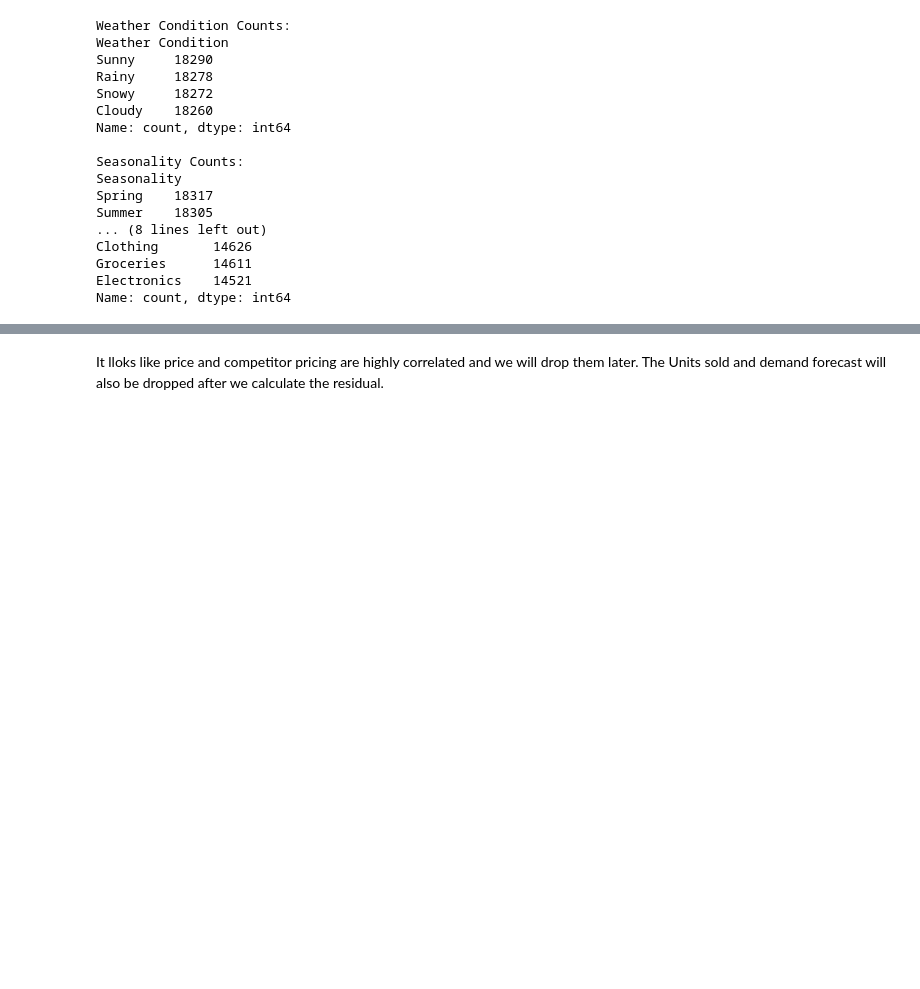
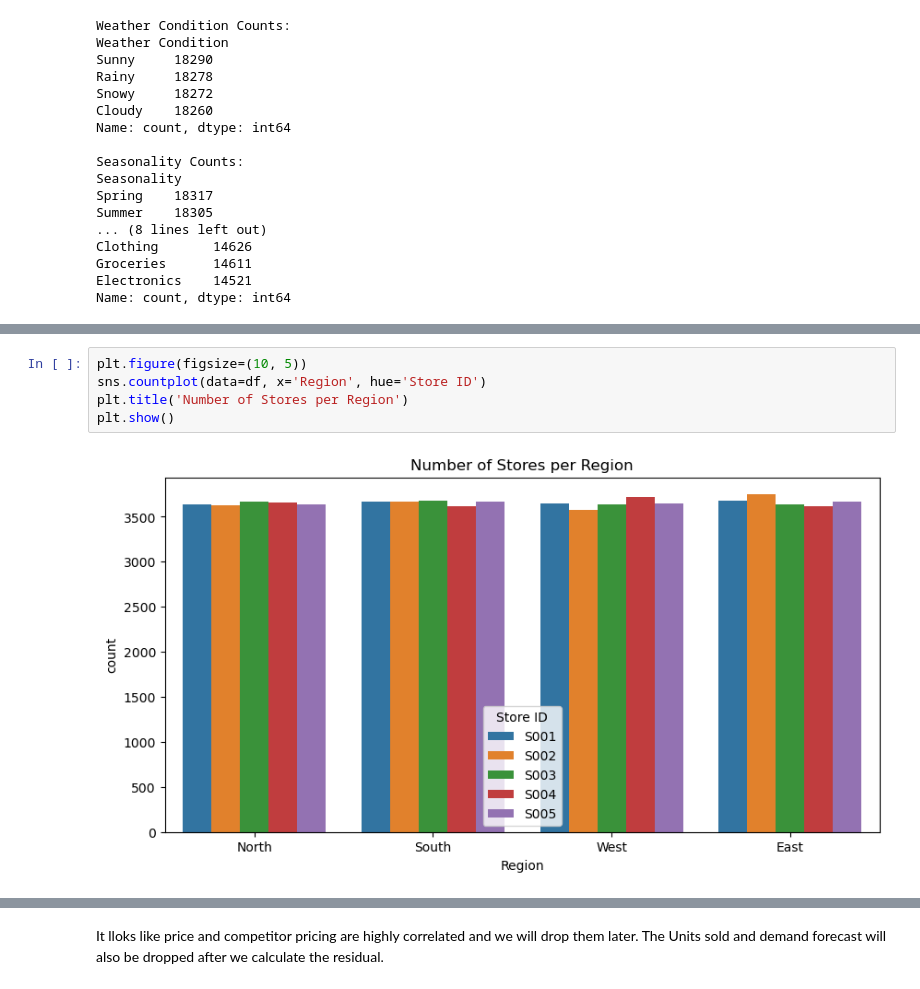
Before and after one commit to silvanoross/IMT574_FinalProject, a Jupyter notebook: IMT574_FinalProject_Fchange315.ipynb, the cells around one changed output, grey strips where cells are left out. Saved outputs shown, nothing was run; the diff lists cells and outputs as text; blank space fills up the shorter version.

```diff
--- a/IMT574_FinalProject_Fchange315.ipynb
+++ b/IMT574_FinalProject_Fchange315.ipynb
@@ -336,0 +495,7 @@ sns.heatmap(corr_matrix)
+# %%
+plt.figure(figsize=(10, 5))
+sns.countplot(data=df, x='Region', hue='Store ID')
+plt.title('Number of Stores per Region')
+plt.show()
+# %% [output]
+[figure, added]
```
Also changed, not shown: parts of 7 cells of this notebook, 3 other files.
